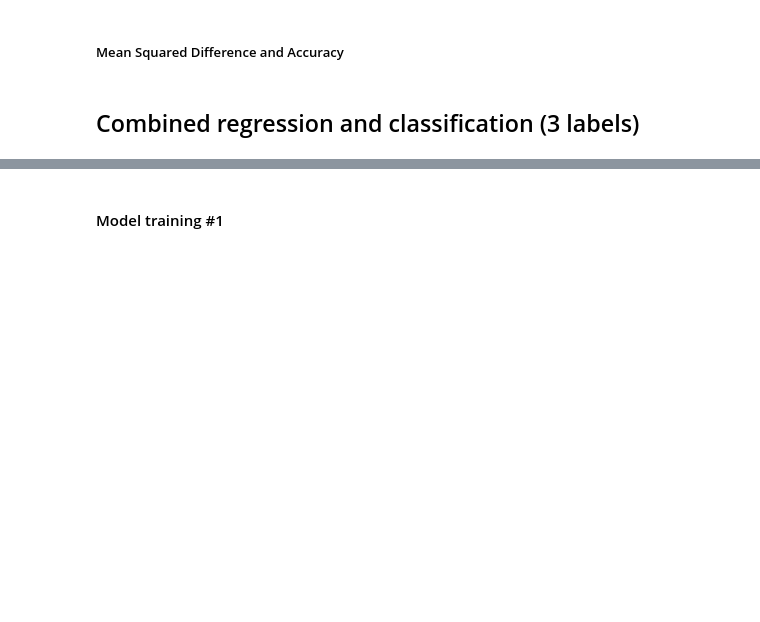
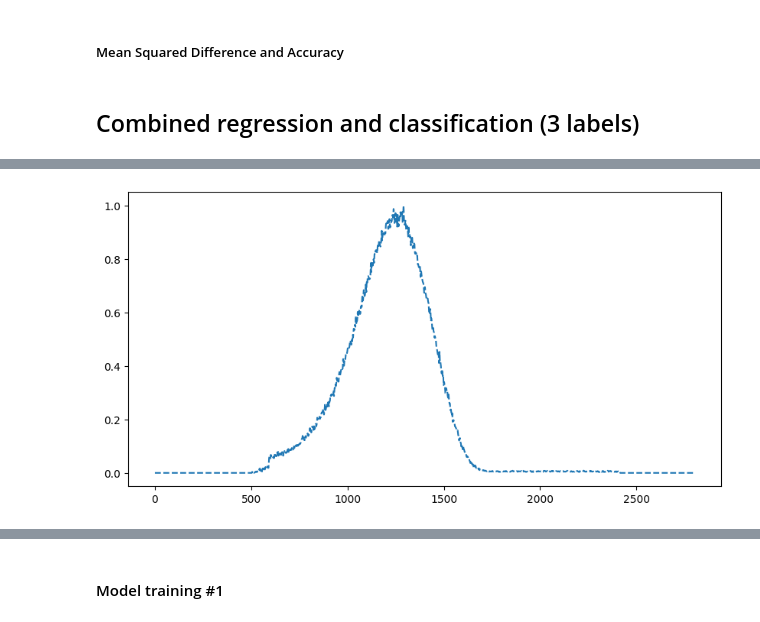
Before and after one commit to bernardombsoares/AI_Analysis_RBS_Spectra, a Jupyter notebook: rbs_ann.ipynb, the cells around one changed output, grey strips where cells are left out. Drawn from its saved outputs; the diff is of its cells as text; code cells hidden in the pictures; blank space fills up the shorter version.

Commit message:
added gold and lead experimental data to test

```diff
--- a/rbs_ann.ipynb
+++ b/rbs_ann.ipynb
@@ -312,7 +316,7 @@ print(accuracy(select_nth_elements(y_test, 1),select_nth_elements(predictions, 1
 # %% [markdown]
 ##### Data reshaping
 # %%
-with open('data3.txt', 'r') as file:
+with open('./datafiles/data3.txt', 'r') as file:
     input_string = file.read()
 lines = input_string.split('\n')
 x = []
@@ -322,7 +326,7 @@ for line in lines:
     x.append(float_values)
 del x[len(x)-1]
 
-with open('labels3.txt', 'r') as file:
+with open('./datafiles/labels3.txt', 'r') as file:
     input_string = file.read()
 lines = input_string.split('\n')
 y = []
@@ -445,7 +449,7 @@ print(mean_squared_difference(select_nth_elements(y_test, 2),select_nth_elements
 # %% [markdown]
 ##### Data reshaping
 # %%
-with open('data4.txt', 'r') as file:
+with open('./datafiles/data4.txt', 'r') as file:
     input_string = file.read()
 lines = input_string.split('\n')
 x = []
@@ -455,7 +459,7 @@ for line in lines:
     x.append(float_values)
 del x[len(x)-1]
 
-with open('labels4.txt', 'r') as file:
+with open('./datafiles/labels4.txt', 'r') as file:
     input_string = file.read()
 lines = input_string.split('\n')
 y = []
@@ -586,7 +590,7 @@ print(accuracy(select_nth_elements(y_test, 3),select_nth_elements(predictions, 3
 ##### Data reshaping
 # %%
 #data reshaping
-with open('data5.txt', 'r') as file:
+with open('./datafiles/data5.txt', 'r') as file:
     input_string = file.read()
 lines = input_string.split('\n')
 x = []
@@ -598,7 +602,7 @@ del x[len(x)-1]
 
 
 #labels reshaping
-with open('labels5.txt', 'r') as file:
+with open('./datafiles/labels5.txt', 'r') as file:
     input_string = file.read()
 lines = input_string.split('\n')
 y = []
@@ -767,7 +771,7 @@ print(calculate_accuracy(predictions,y_test))
 ##### Data reshaping
 # %%
 #data reshaping
-with open('data5.txt', 'r') as file:
+with open('./datafiles/data5.txt', 'r') as file:
     input_string = file.read()
 lines = input_string.split('\n')
 x = []
@@ -779,7 +783,7 @@ del x[len(x)-1]
 
 
 #labels reshaping
-with open('labels5.txt', 'r') as file:
+with open('./datafiles/labels5.txt', 'r') as file:
     input_string = file.read()
 lines = input_string.split('\n')
 y = []
@@ -918,0 +927,81 @@ print(calculate_accuracy(predictions,y_test))
+# %%
+with open('./RBS_Runs/2022_23Nov_Pb/1122/alfas/dataRBS1.dat', 'r') as file:
+    input_string = file.read()
+lines2 = input_string.split('\n')
+test_x = []
+for line in lines2:
+    values = line.split()
+    float_values = [float(value) for value in values]
+    test_x.append(float_values)
+
+del test_x[len(test_x)-1]
+
+
+print(len(test_x))
+point=[]
+for j in range(len(test_x)):
+    for i in range(len(test_x[j])+2):
+        if test_x[j][i]>test_x[j][i+1]:
+            point.append(i)
+            test_x[j]=test_x[j][point[j]:]
+            break
+
+for j in range(len(test_x)):
+    noise=np.arange(0,250)
+    params, covariance = curve_fit(quadratic_function, noise, test_x[j][0:250])
+    fitted_values = quadratic_function(noise,*params)
+    test_x[j][0:250] = test_x[j][0:250] - (fitted_values)
+
+for j in range(len(test_x)):
+    for i in range(point[j]):
+        test_x[j].insert(0,0)
+
+
+calibration_factor = 2.36
+num_new_points = 1.36
+
+for j in range(len(test_x)):
+    xaxis=np.arange(len(test_x[j]))
+    newx = [x * calibration_factor for x in xaxis]
+    newx, test_x[j] = increase_data_points(newx, test_x[j], num_new_points)
+
+# for j in range(len(test_x)):
+#     test_x[j]=test_x[j][90:]
+
+for j in range(len(test_x)):
+    size=len(test_x[j])
+    while size<2800:
+        test_x[j]=np.append(test_x[j],0)
+        size+=1
+
+for j in range(len(test_x)):
+    for i in range(500):
+        test_x[j][i]=0
+
+for j in range(len(test_x)):
+    for i in range(len(test_x[j])):
+        if test_x[j][i]<0:
+            test_x[j][i]=0
+
+Xx=[]
+for array in test_x:
+    min_val = np.min(array)
+    max_val = np.max(array)
+    normalized_array = (array - min_val) / (max_val - min_val)
+    Xx.append(normalized_array)
+'''
+for array in test_x:
+    mean=np.mean(array)
+    std=np.std(array)
+    new_array=(array-mean)/std
+    Xx.append(new_array)
+'''
+
+test_x=np.array(Xx)
+newx=np.arange(0,len(test_x[0]))
+fig = plt.figure(figsize =(10, 5))
+# for i in test_x:
+#     plt.plot(newx,i,'--')
+plt.plot(newx,test_x[1],'--')
+plt.show()
+# %% [output]
@@ -918,0 +1009 @@ print(calculate_accuracy(predictions,y_test))
+[figure, added]
```
Also changed, not shown: parts of 26 cells of this notebook.
